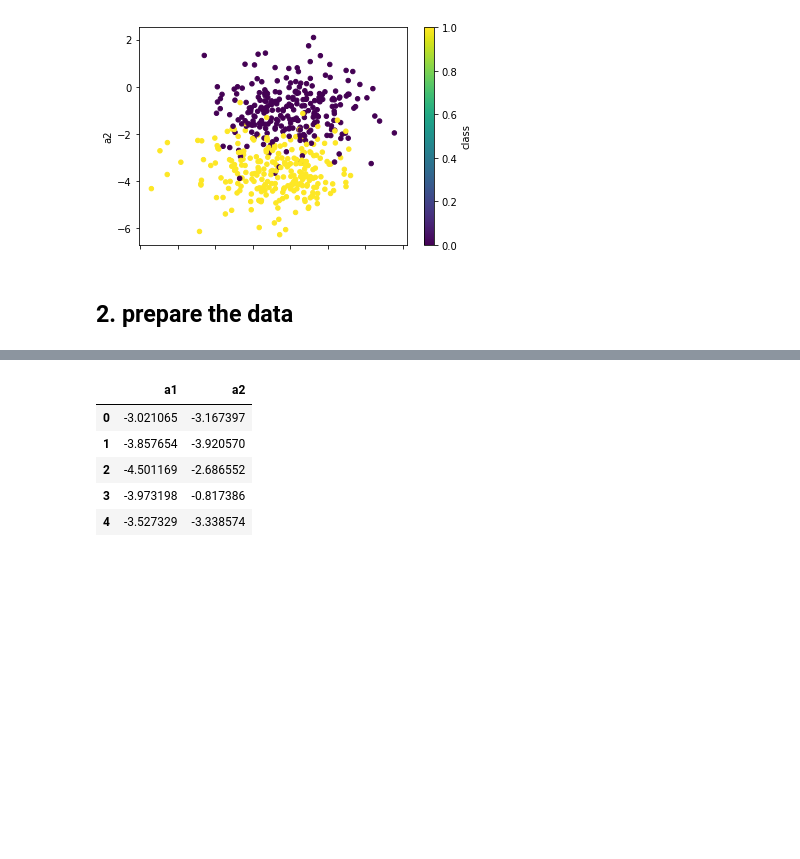
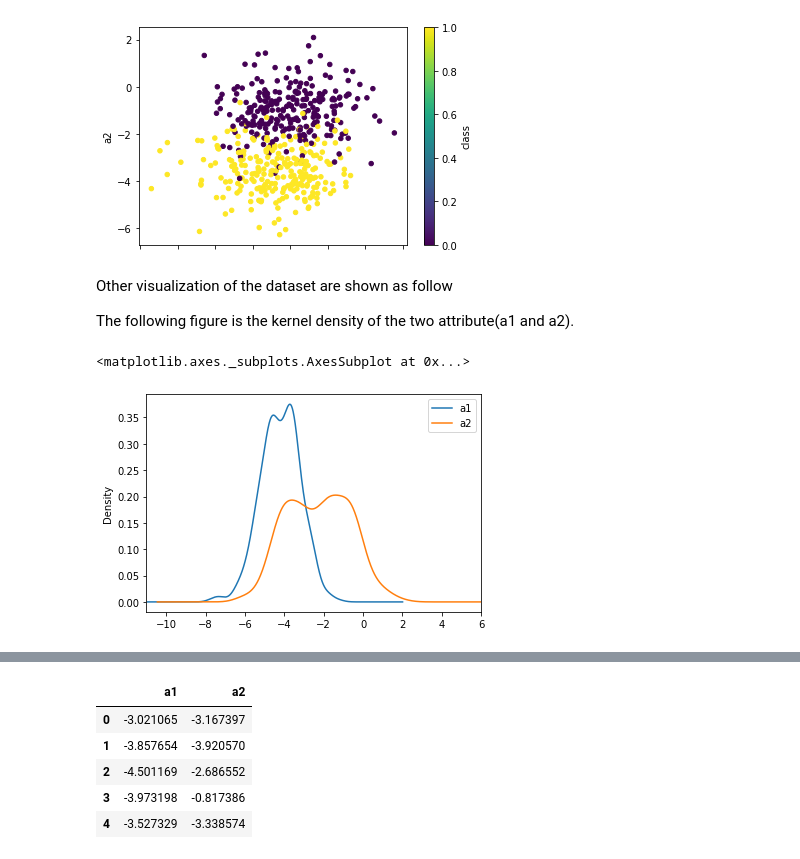
Before and after one commit to QiS9596/5243ExploratoryDataAnalysis, a Jupyter notebook: scripts/lab2.ipynb, the cells around one changed output, grey strips where cells are left out. Cells and saved outputs as stored; diff of their text form; code cells hidden in the pictures; blank space fills up the shorter version.

Commit message:
add some visualization

```diff
--- a/scripts/lab2.ipynb
+++ b/scripts/lab2.ipynb
@@ -20,5 +29,12 @@ df.plot.scatter(x = 'a1', y = 'a2', c='class', colormap = 'viridis')
 # %% [output]
 <matplotlib.axes._subplots.AxesSubplot at 0x...>
 [figure]
-# %% [markdown]
-## 2. prepare the data
+# %% [markdown]
+Other visualization of the dataset are shown as follow
+
+The following figure is the kernel density of the two attribute(a1 and a2).
+# %%
+df.drop(columns=['class']).plot.kde(xlim=(-11,6))
+# %% [output]
+<matplotlib.axes._subplots.AxesSubplot at 0x...>
+[figure, added]
```
Also changed, not shown: parts of 13 cells of this notebook.
